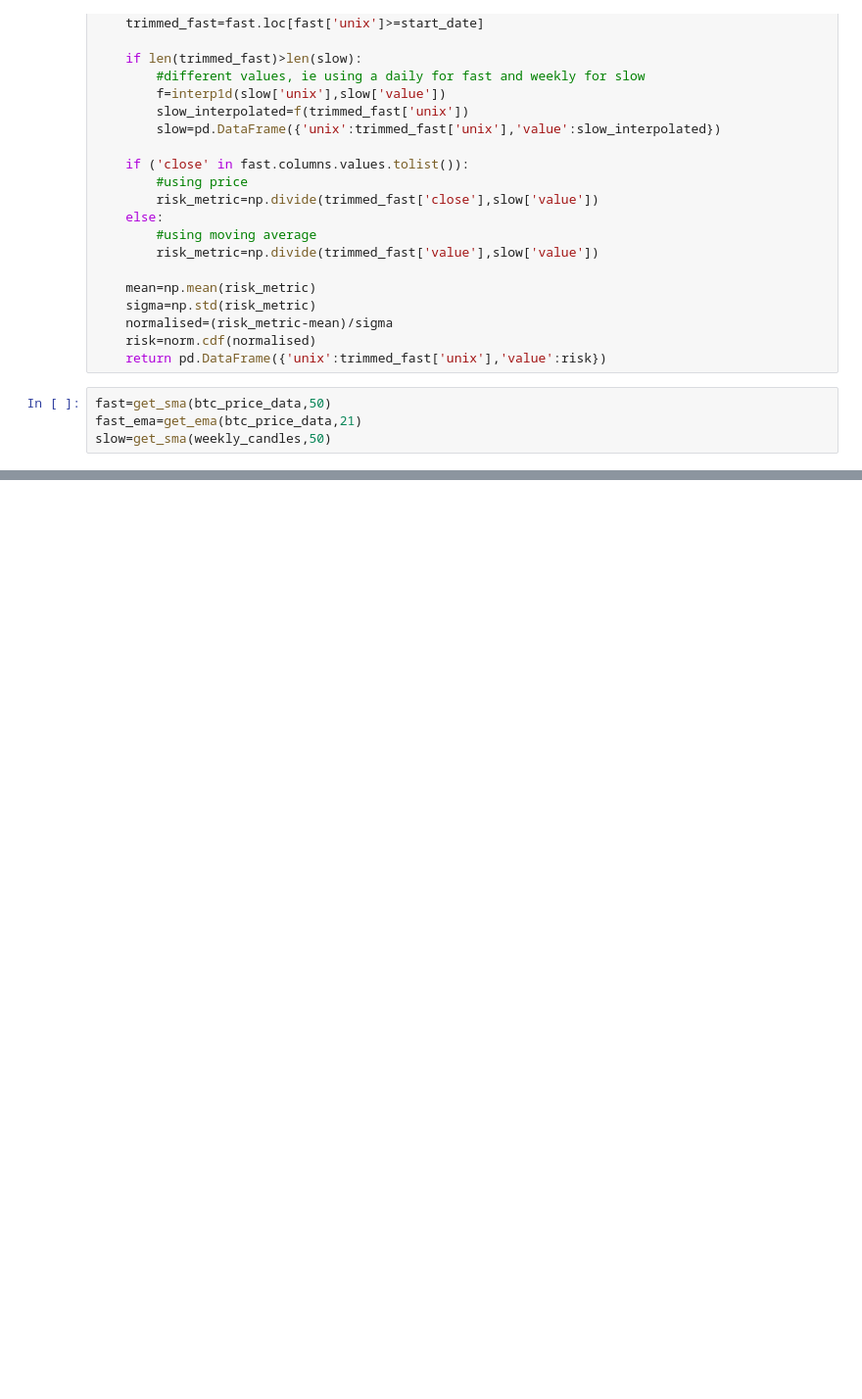
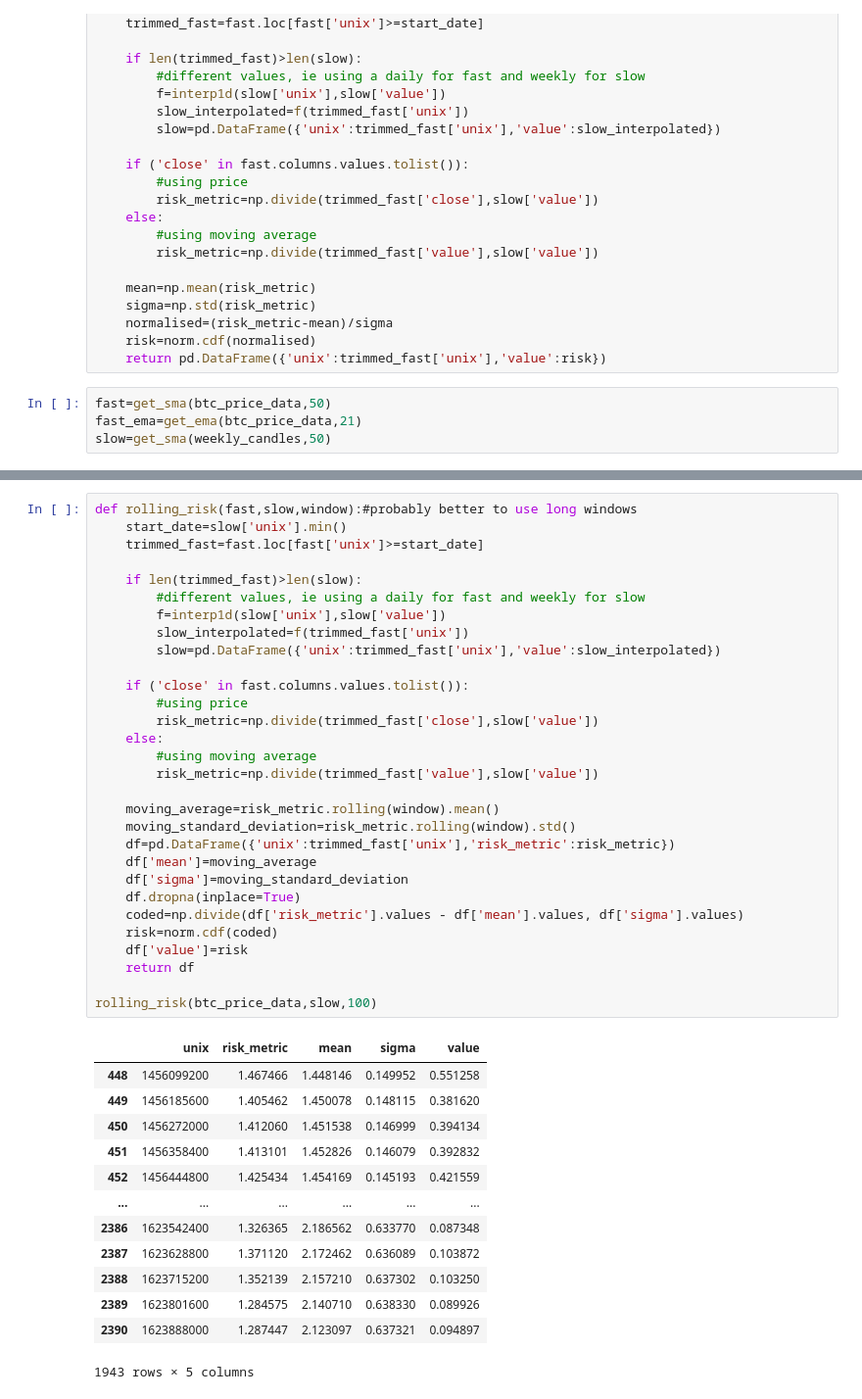
Before and after one commit to RDEvans31/saturn, a Jupyter notebook: Data analysis.ipynb, the cells around one changed output, grey strips where cells are left out. Shown at 98% size. Cells and saved outputs as stored; diff of their text form; blank space fills up the shorter version.

```diff
--- a/Data analysis.ipynb
+++ b/Data analysis.ipynb
@@ -116,0 +115,44 @@ ax4.vlines(filtered_risk['unix'],0,btc_price_data['close'].max(), colors='r')
+# %%
+def rolling_risk(fast,slow,window):#probably better to use long windows
+    start_date=slow['unix'].min()
+    trimmed_fast=fast.loc[fast['unix']>=start_date]
+
+    if len(trimmed_fast)>len(slow):
+        #different values, ie using a daily for fast and weekly for slow
+        f=interp1d(slow['unix'],slow['value'])
+        slow_interpolated=f(trimmed_fast['unix'])
+        slow=pd.DataFrame({'unix':trimmed_fast['unix'],'value':slow_interpolated})
+
+    if ('close' in fast.columns.values.tolist()):
+        #using price
+        risk_metric=np.divide(trimmed_fast['close'],slow['value'])
+    else:
+        #using moving average
+        risk_metric=np.divide(trimmed_fast['value'],slow['value'])
+
+    moving_average=risk_metric.rolling(window).mean()
+    moving_standard_deviation=risk_metric.rolling(window).std()
+    df=pd.DataFrame({'unix':trimmed_fast['unix'],'risk_metric':risk_metric})
+    df['mean']=moving_average
+    df['sigma']=moving_standard_deviation
+    df.dropna(inplace=True)
+    coded=np.divide(df['risk_metric'].values - df['mean'].values, df['sigma'].values)
+    risk=norm.cdf(coded)
+    df['value']=risk
+    return df
+
+rolling_risk(btc_price_data,slow,100)
+# %% [output]
+|  | unix | risk_metric | mean | sigma | value |
+| 448 | 1456099200 | 1.467466 | 1.448146 | 0.149952 | 0.551258 |
+| 449 | 1456185600 | 1.405462 | 1.450078 | 0.148115 | 0.381620 |
+| 450 | 1456272000 | 1.412060 | 1.451538 | 0.146999 | 0.394134 |
+| 451 | 1456358400 | 1.413101 | 1.452826 | 0.146079 | 0.392832 |
+| 452 | 1456444800 | 1.425434 | 1.454169 | 0.145193 | 0.421559 |
+| ... | ... | ... | ... | ... | ... |
+| 2386 | 1623542400 | 1.326365 | 2.186562 | 0.633770 | 0.087348 |
+| 2387 | 1623628800 | 1.371120 | 2.172462 | 0.636089 | 0.103872 |
+| 2388 | 1623715200 | 1.352139 | 2.157210 | 0.637302 | 0.103250 |
+| 2389 | 1623801600 | 1.284575 | 2.140710 | 0.638330 | 0.089926 |
+| 2390 | 1623888000 | 1.287447 | 2.123097 | 0.637321 | 0.094897 |
+1943 rows × 5 columns
```
Also changed, not shown: parts of 3 cells of this notebook, 1 other file.
